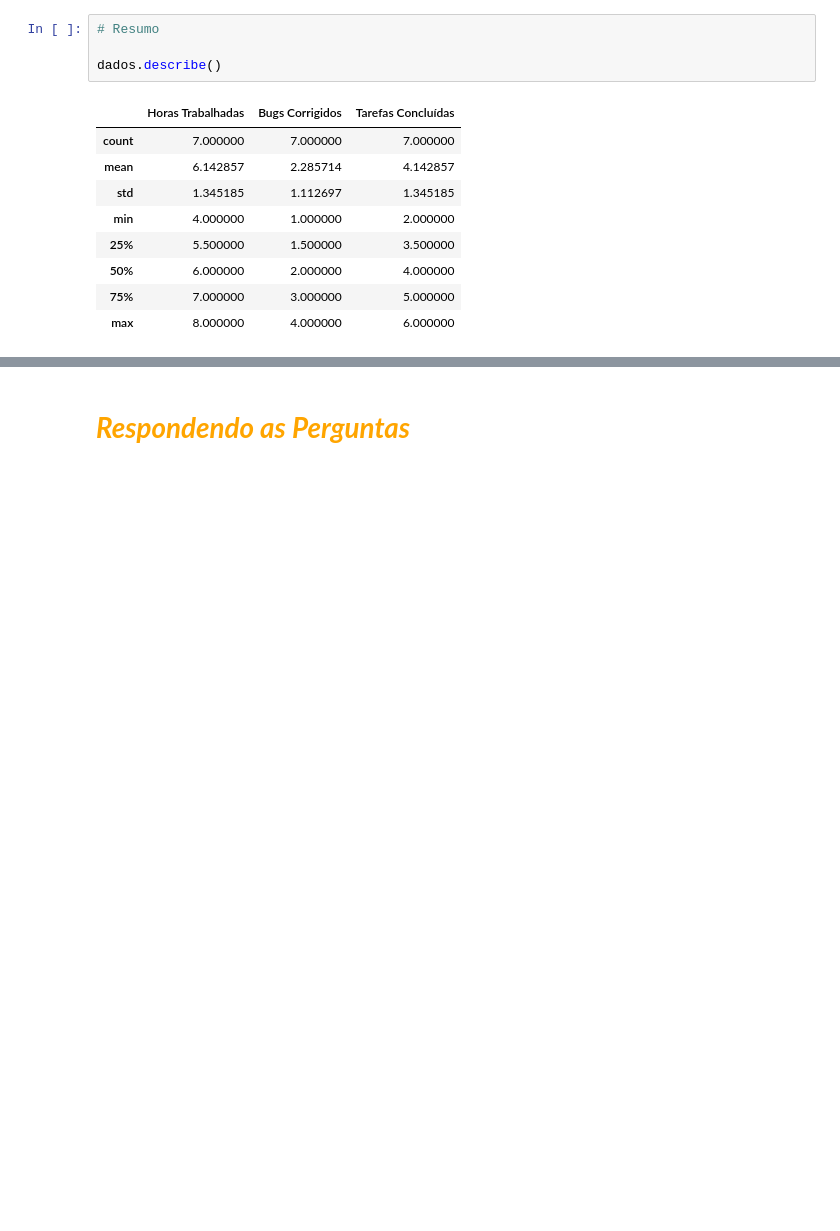
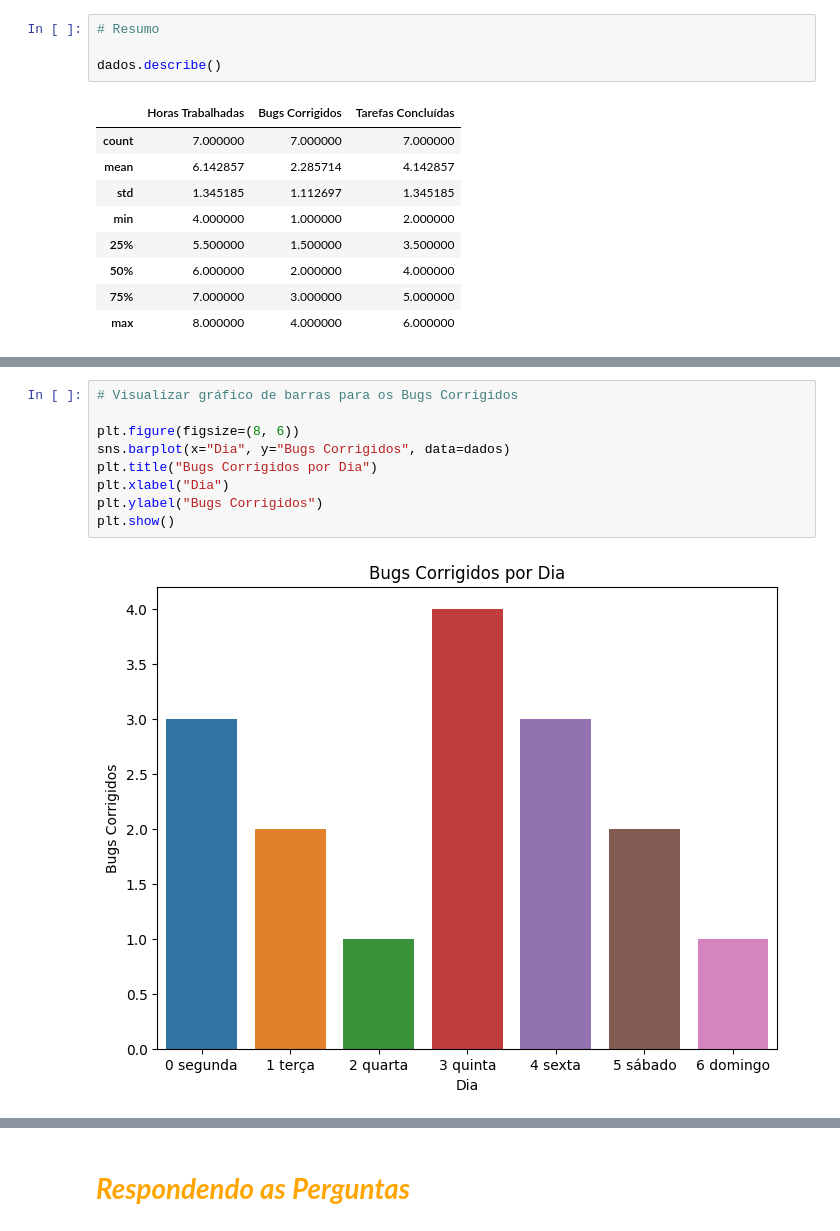
Before and after one commit to julianapvh/projeto_individual_modulo_04, a Jupyter notebook: projeto_individual.ipynb, the cells around one changed output, grey strips where cells are left out. Saved outputs shown, nothing was run; the diff lists cells and outputs as text; blank space fills up the shorter version.

```diff
--- a/projeto_individual.ipynb
+++ b/projeto_individual.ipynb
@@ -116,3 +106,14 @@ plt.ylabel("Total de horas trabalhadas")
 plt.show()
 # %% [output]
 [figure]
+# %%
+# Visualizar gráfico de barras para os Bugs Corrigidos
+
+plt.figure(figsize=(8, 6))
+sns.barplot(x="Dia", y="Bugs Corrigidos", data=dados)
+plt.title("Bugs Corrigidos por Dia")
+plt.xlabel("Dia")
+plt.ylabel("Bugs Corrigidos")
+plt.show()
+# %% [output]
+[figure, added]
```
Also changed, not shown: parts of 4 cells of this notebook.
